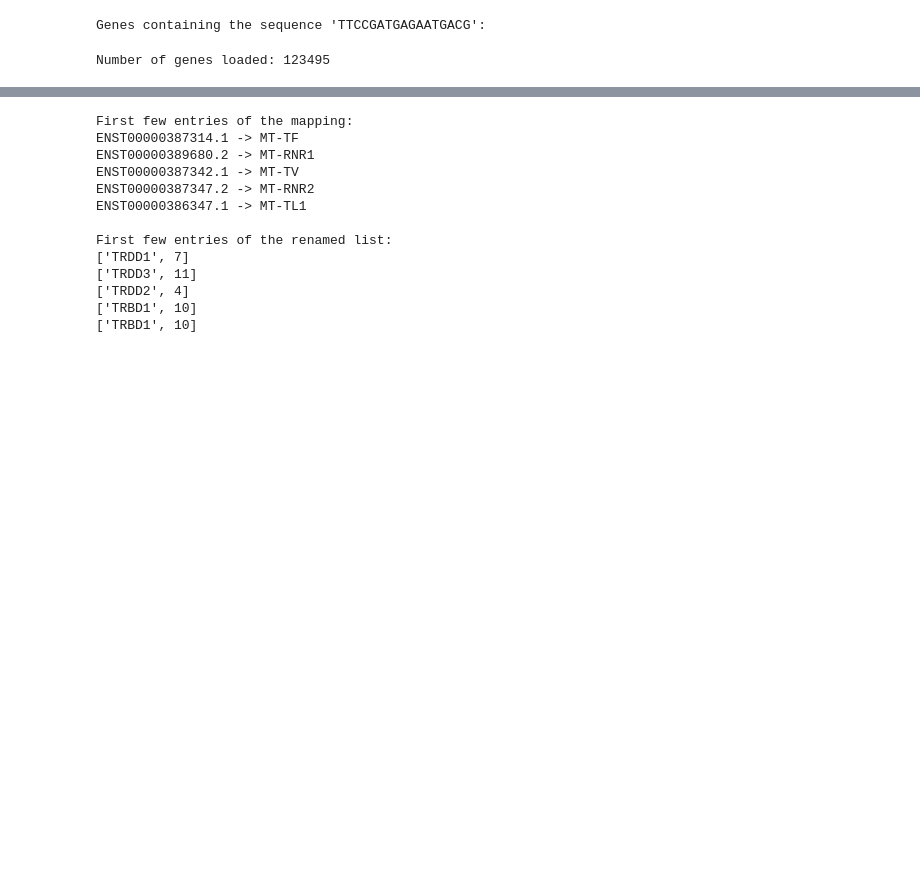
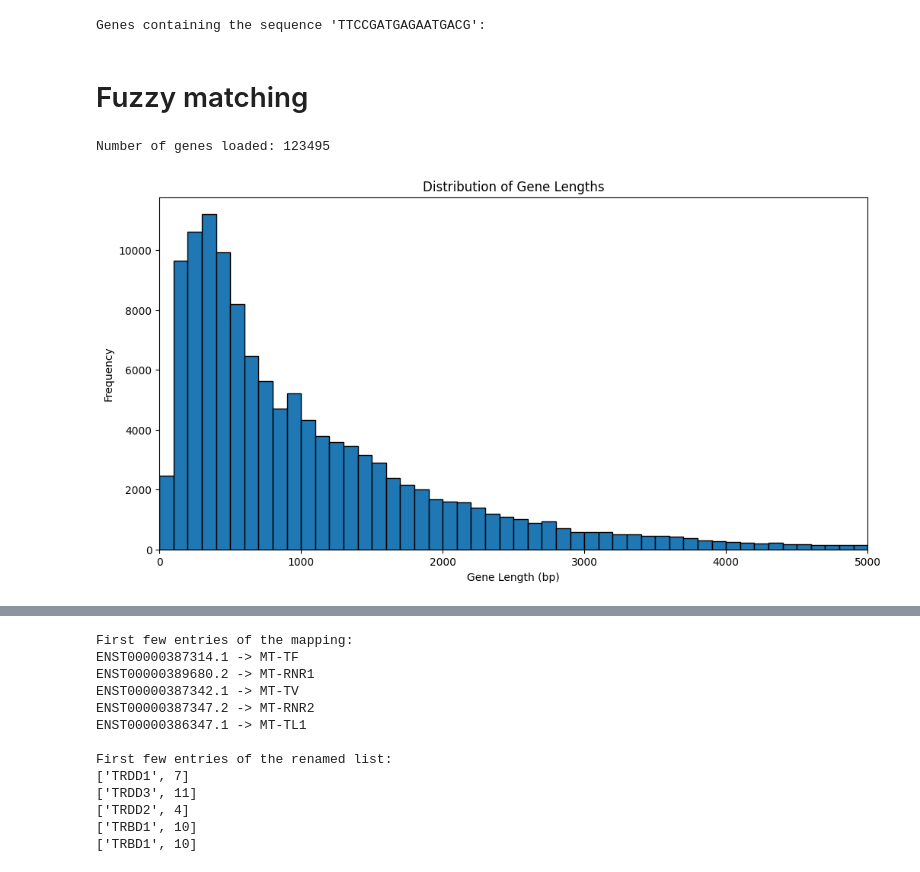
Before and after one commit to michal7kw/SRF_Snords, a Jupyter notebook: align_to_genes_regions.ipynb, the cells around one changed output, grey strips where cells are left out. Drawn from its saved outputs; the diff is of its cells as text; code cells hidden in the pictures; blank space fills up the shorter version.

```diff
--- a/align_to_genes_regions.ipynb
+++ b/align_to_genes_regions.ipynb
@@ -76,13 +134,17 @@ matching_genes_ASE2 = find_genes_with_sequence(fasta_file, antisense_ASE2)
 print(f"Genes containing the sequence '{antisense_ASE2}':")
 # %% [output]
 Genes containing the sequence 'TTCCGATGAGAATGACG':
+# %% [markdown]
+# Fuzzy matching
 # %%
 # Create a dictionary with genes as keys and sequences as values
 gene_sequence_dict = {}
+gene_lengths = []
 for record in SeqIO.parse(fasta_file, "fasta"):
     gene_name = record.id
     gene_sequence = str(record.seq)
     gene_sequence_dict[gene_name] = gene_sequence
+    gene_lengths.append(len(gene_sequence))
 
 print(f"Number of genes loaded: {len(gene_sequence_dict)}")
 # %% [output]
@@ -122,0 +152,11 @@ def check_alignment(antisense_seq, allowed_mismatches, gene_sequences):
+# %%
+# Generate histogram of gene lengths
+plt.figure(figsize=(12, 6))
+plt.hist(gene_lengths, bins=50, edgecolor='black', range=(0, 5000))
+plt.title('Distribution of Gene Lengths')
+plt.xlabel('Gene Length (bp)')
+plt.ylabel('Frequency')
+plt.xlim(0, 5000)
+plt.show()
+# %% [output]
+[figure, added]
```
Also changed, not shown: parts of 19 cells of this notebook, 2 other files.
